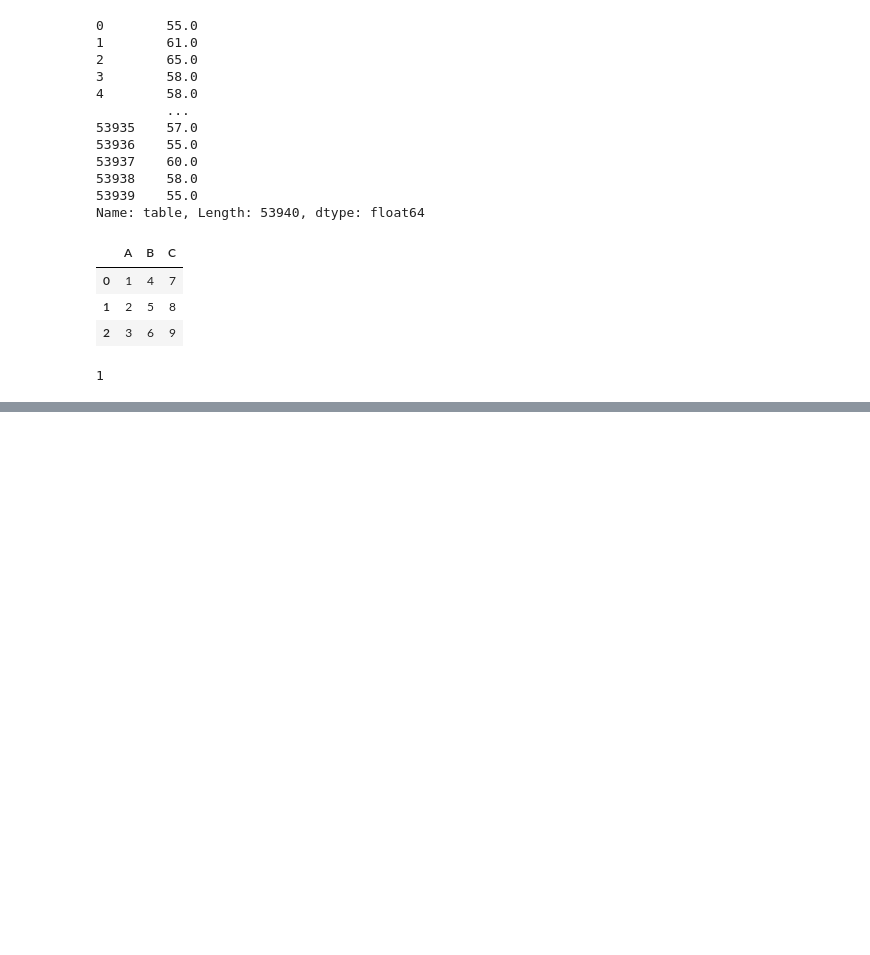
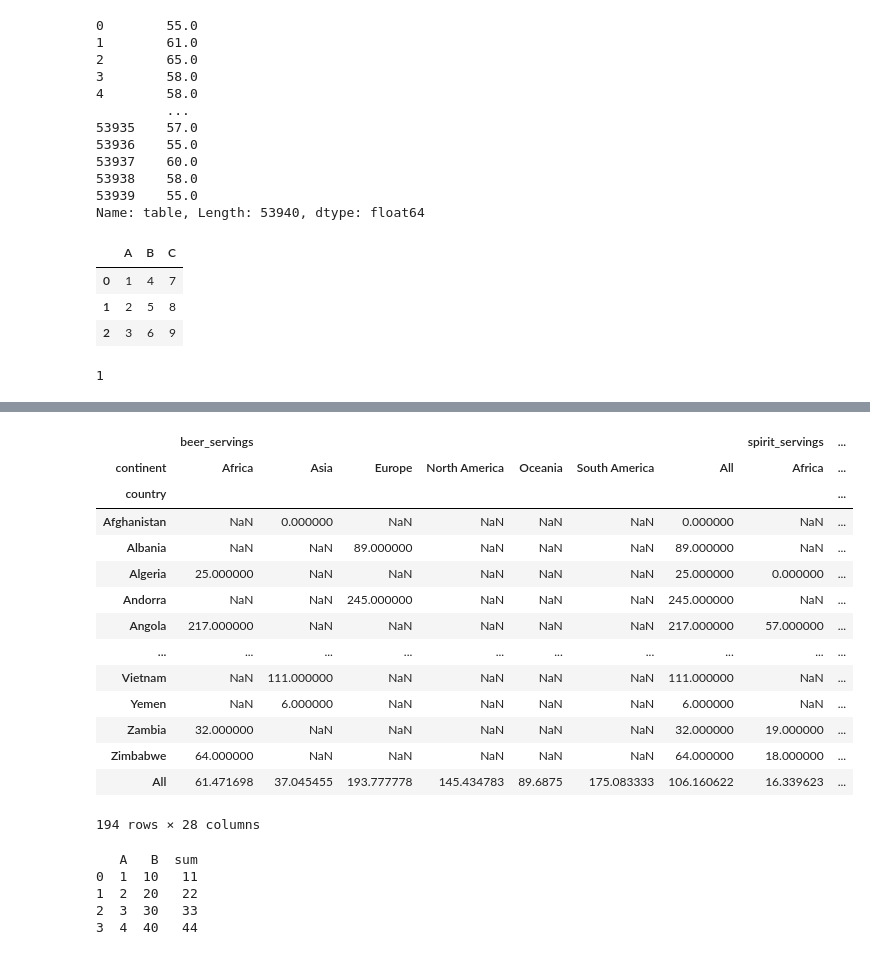
Before and after one commit to easgarli/datascience_bootcamp, a Jupyter notebook: pandas2.ipynb, the cells around one changed output, grey strips where cells are left out. Drawn from its saved outputs; the diff is of its cells as text; code cells hidden in the pictures; blank space fills up the shorter version.

```diff
--- a/pandas2.ipynb
+++ b/pandas2.ipynb
@@ -250,0 +343,32 @@ df['A'][0]
+# %%
+drinks.pivot_table(columns='continent',index='country', margins=True)
+# %% [output]
+|  | beer_servings |  |  |  |  |  |  | spirit_servings | ... |
+| continent | Africa | Asia | Europe | North America | Oceania | South America | All | Africa | ... |
+| country |  |  |  |  |  |  |  |  | ... |
+| Afghanistan | NaN | 0.000000 | NaN | NaN | NaN | NaN | 0.000000 | NaN | ... |
+| Albania | NaN | NaN | 89.000000 | NaN | NaN | NaN | 89.000000 | NaN | ... |
+| Algeria | 25.000000 | NaN | NaN | NaN | NaN | NaN | 25.000000 | 0.000000 | ... |
+| Andorra | NaN | NaN | 245.000000 | NaN | NaN | NaN | 245.000000 | NaN | ... |
+| Angola | 217.000000 | NaN | NaN | NaN | NaN | NaN | 217.000000 | 57.000000 | ... |
+| ... | ... | ... | ... | ... | ... | ... | ... | ... | ... |
+| Vietnam | NaN | 111.000000 | NaN | NaN | NaN | NaN | 111.000000 | NaN | ... |
+| Yemen | NaN | 6.000000 | NaN | NaN | NaN | NaN | 6.000000 | NaN | ... |
+| Zambia | 32.000000 | NaN | NaN | NaN | NaN | NaN | 32.000000 | 19.000000 | ... |
+| Zimbabwe | 64.000000 | NaN | NaN | NaN | NaN | NaN | 64.000000 | 18.000000 | ... |
+| All | 61.471698 | 37.045455 | 193.777778 | 145.434783 | 89.6875 | 175.083333 | 106.160622 | 16.339623 | ... |
+194 rows × 28 columns
+# %%
+# Sample DataFrame
+data = {'A': [1, 2, 3, 4], 'B': [10, 20, 30, 40]}
+df = pd.DataFrame(data)
+
+# Apply a lambda function to add columns A and B
+df['sum'] = df.apply(lambda row: row['A'] + row['B'], axis=1)
+print(df)
+# %% [output]
+   A   B  sum
+0  1  10   11
+1  2  20   22
+2  3  30   33
+3  4  40   44
```
Also changed, not shown: parts of 34 cells of this notebook.
